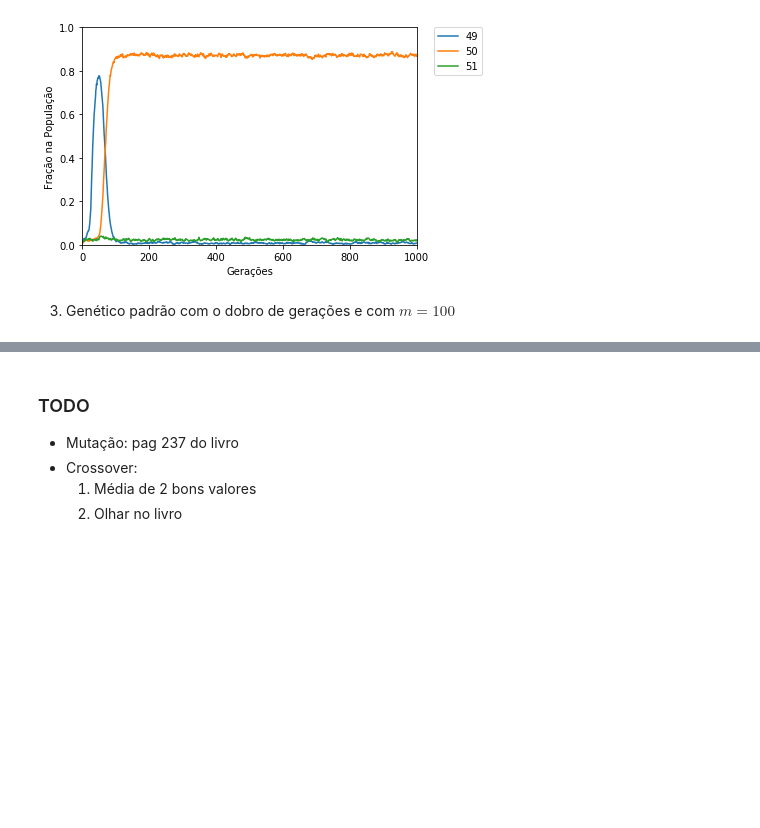
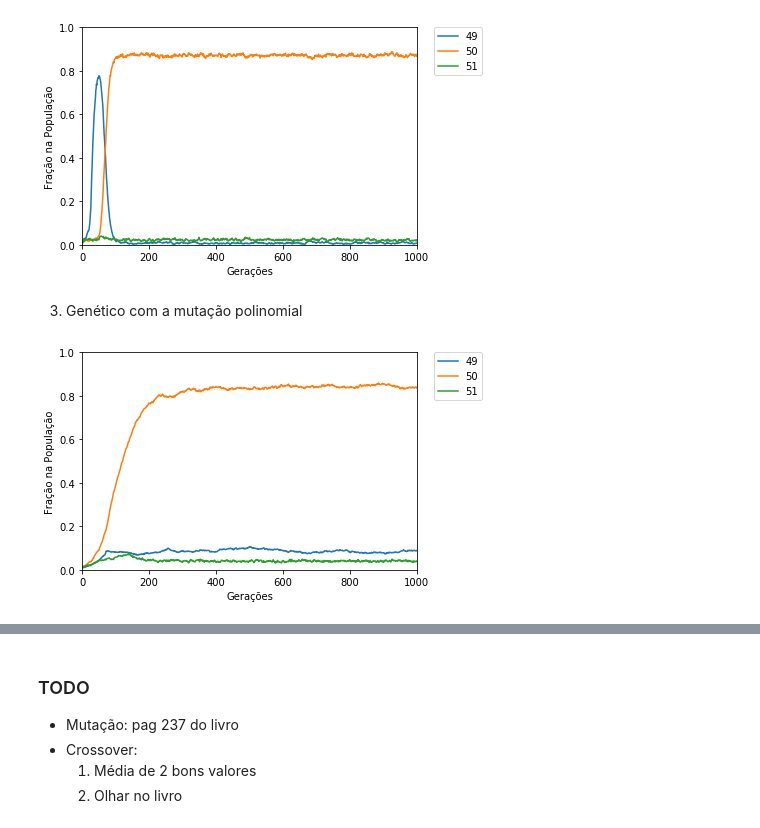
Before and after one commit to gaabrielfranco/game-theory-w1, a Jupyter notebook: twin-sisters.ipynb, the cells around one changed output, grey strips where cells are left out. Drawn from its saved outputs; the diff is of its cells as text; code cells hidden in the pictures; blank space fills up the shorter version.

```diff
--- a/twin-sisters.ipynb
+++ b/twin-sisters.ipynb
@@ -171,5 +211,9 @@ GA()
 GA(m = 100)
 # %% [output]
 [figure]
-# %% [markdown]
-3) Genético padrão com o dobro de gerações e com $m = 100$
+# %% [markdown]
+3) Genético com a mutação polinomial
+# %%
+GA(mutation_type = "poly")
+# %% [output]
+[figure, added]
```
Also changed, not shown: parts of 9 cells of this notebook, 1 other file.
